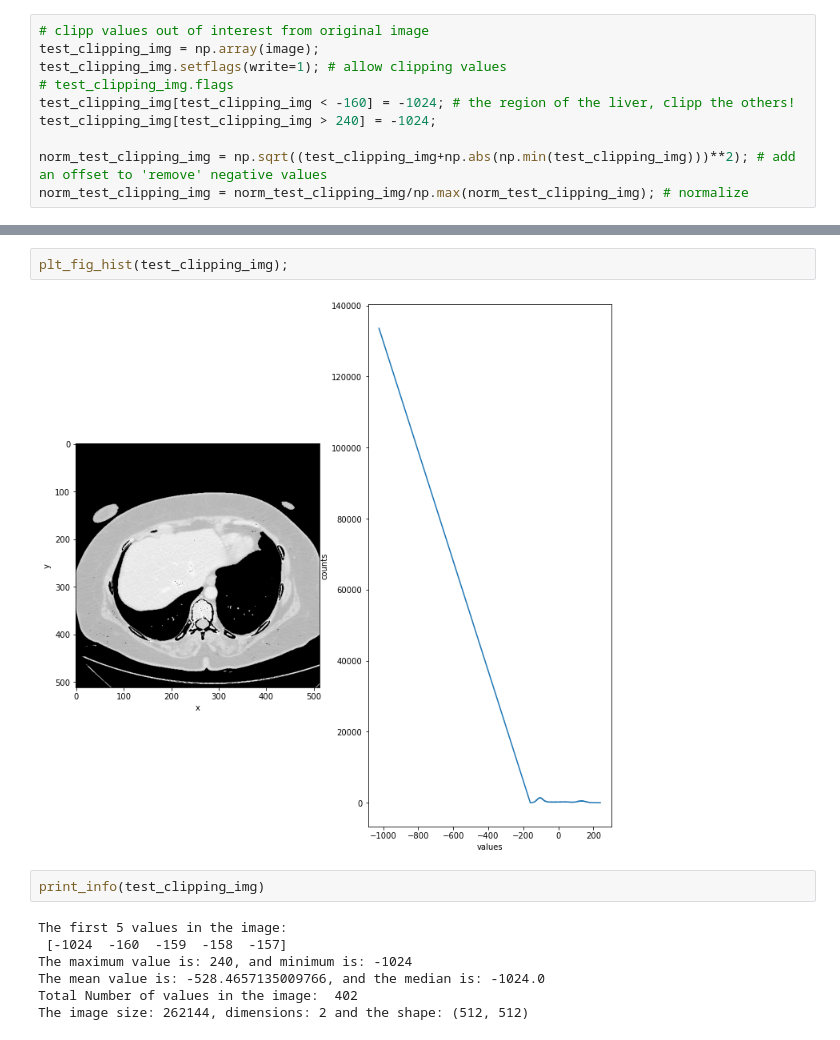
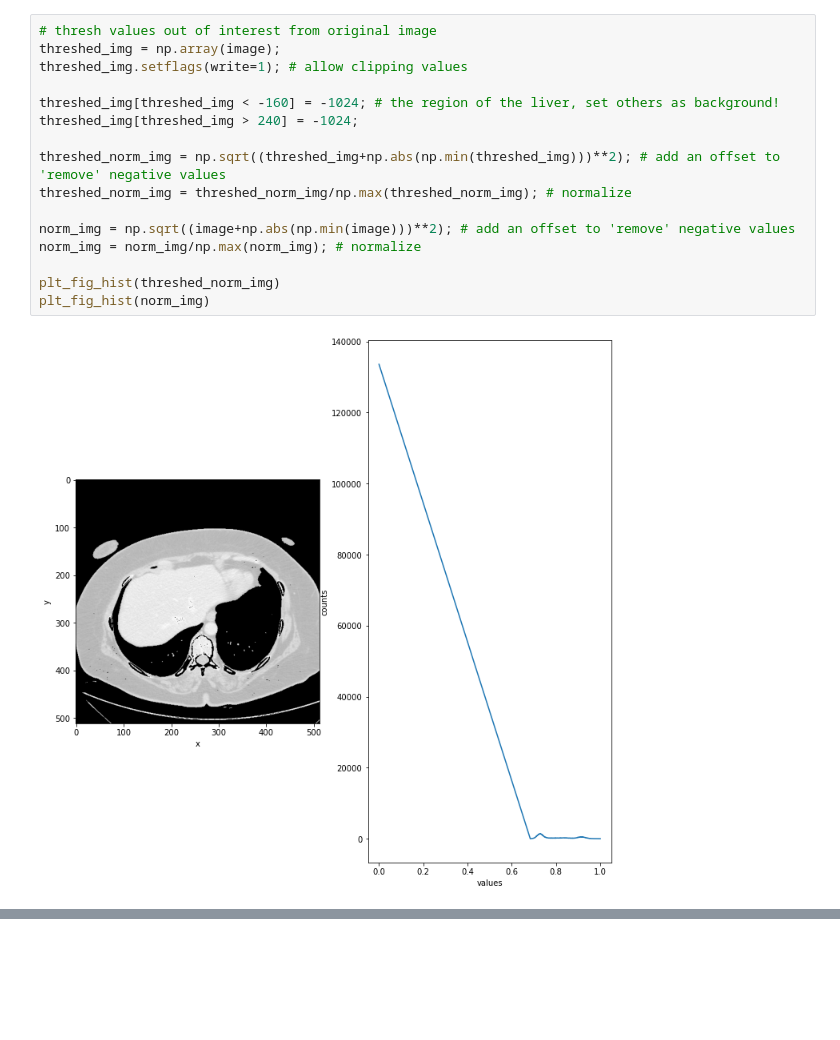
Before and after one commit to Ahmadsad/ID2211-Project, a Jupyter notebook: test.ipynb, the cells around one changed output, grey strips where cells are left out. Saved outputs shown, nothing was run; the diff lists cells and outputs as text; blank space fills up the shorter version.

```diff
--- a/test.ipynb
+++ b/test.ipynb
@@ -145,10 +114,18 @@ The image size: 262144, dimensions: 2 and the shape: (512, 512)
 # %%
-# clipp values out of interest from original image
-test_clipping_img = np.array(image);
-test_clipping_img.setflags(write=1); # allow clipping values
-# test_clipping_img.flags
-test_clipping_img[test_clipping_img < -160] = -1024; # the region of the liver, clipp the others!
-test_clipping_img[test_clipping_img > 240] = -1024;
+# thresh values out of interest from original image
+threshed_img = np.array(image);
+threshed_img.setflags(write=1); # allow clipping values
 
-norm_test_clipping_img = np.sqrt((test_clipping_img+np.abs(np.min(test_clipping_img)))**2); # add an offset to 'remove' negative values
-norm_test_clipping_img = norm_test_clipping_img/np.max(norm_test_clipping_img); # normalize
+threshed_img[threshed_img < -160] = -1024; # the region of the liver, set others as background!
+threshed_img[threshed_img > 240] = -1024;
+
+threshed_norm_img = np.sqrt((threshed_img+np.abs(np.min(threshed_img)))**2); # add an offset to 'remove' negative values
+threshed_norm_img = threshed_norm_img/np.max(threshed_norm_img); # normalize
+
+norm_img = np.sqrt((image+np.abs(np.min(image)))**2); # add an offset to 'remove' negative values
+norm_img = norm_img/np.max(norm_img); # normalize
+
+plt_fig_hist(threshed_norm_img)
+plt_fig_hist(norm_img)
+# %% [output]
+[figure, added]
@@ -155,13 +132,0 @@ norm_test_clipping_img = norm_test_clipping_img/np.max(norm_test_clipping_img);
-# %%
-plt_fig_hist(test_clipping_img);
-# %% [output]
-[figure, removed]
-# %%
-print_info(test_clipping_img)
-# %% [output]
-The first 5 values in the image:
- [-1024  -160  -159  -158  -157]
-The maximum value is: 240, and minimum is: -1024
-The mean value is: -528.4657135009766, and the median is: -1024.0
-Total Number of values in the image:  402
-The image size: 262144, dimensions: 2 and the shape: (512, 512)
```
Also changed, not shown: parts of 40 cells of this notebook.
